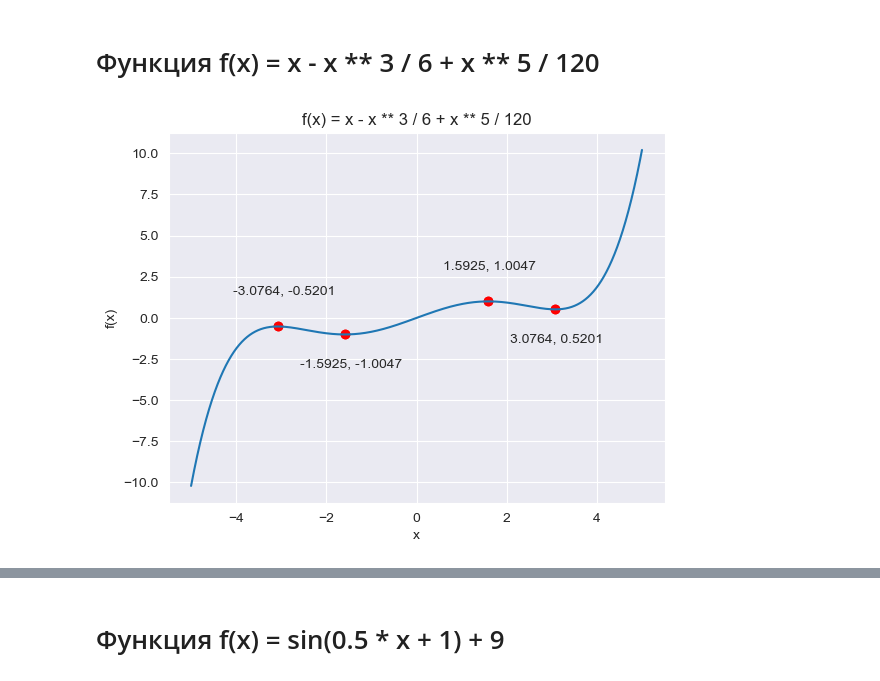
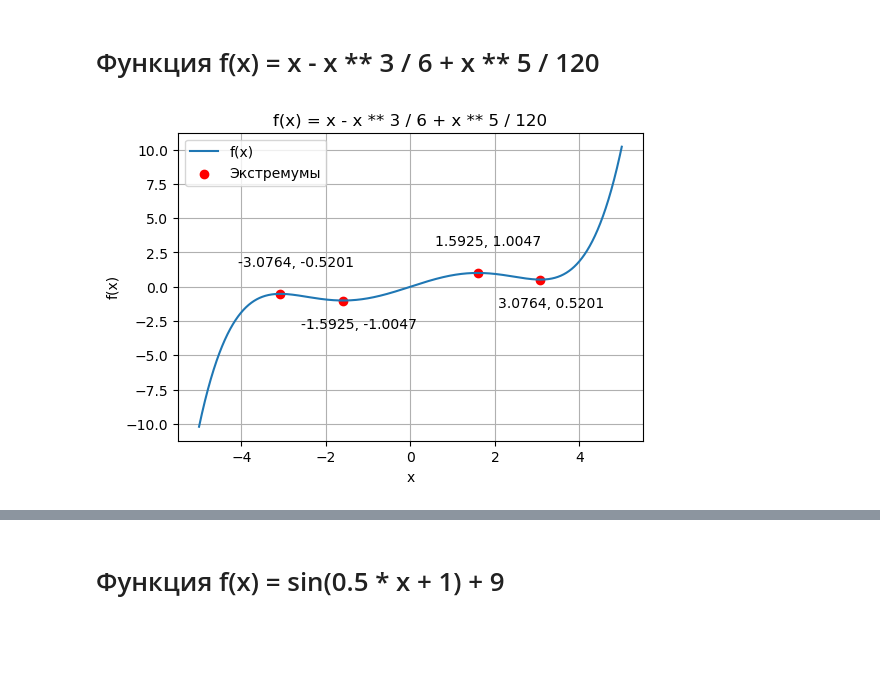
Before and after one commit to vorandpav/MathAnalLab, a Jupyter notebook: MathAnalLab.ipynb, the cells around one changed output, grey strips where cells are left out. Saved outputs shown, nothing was run; the diff lists cells and outputs as text; code cells hidden in the pictures; blank space fills up the shorter version.

```diff
--- a/MathAnalLab.ipynb
+++ b/MathAnalLab.ipynb
@@ -100,26 +115,28 @@ def Function_analysis(f, a, b, eps):
 # %%
 f = lambda x: x - x ** 3 / 6 + x ** 5 / 120
 x = np.linspace(-5, 5, 5000)
 y = f(x)
 
 x1 = -np.sqrt(6 + 2 * np.sqrt(3))  #-3.076378002641703
 x2 = -np.sqrt(6 - 2 * np.sqrt(3))  #-1.5924504340362515
 x3 = np.sqrt(6 - 2 * np.sqrt(3))  #1.5924504340362515
 x4 = np.sqrt(6 + 2 * np.sqrt(3))  #3.076378002641703
-plt.scatter([x1, x2, x3, x4], [f(x1), f(x2), f(x3), f(x4)], c='r')
 
-plt.plot(x, y)
+plt.figure(figsize=(6, 4))
+plt.plot(x, y, label='f(x)')
+plt.scatter([x1, x2, x3, x4], [f(x1), f(x2), f(x3), f(x4)], c='r', label='Экстремумы')
 plt.xlabel('x')
 plt.ylabel('f(x)')
 plt.title("f(x) = x - x ** 3 / 6 + x ** 5 / 120")
-plt.scatter((x1, x2, x3, x4), (f(x1), f(x2), f(x3), f(x4)), c='r')
 plt.text(x1 - 1, f(x1) + 2, f'{round(x1, 4)}, {round(f(x1), 4)}')
 plt.text(x2 - 1, f(x2) - 2, f'{round(x2, 4)}, {round(f(x2), 4)}')
 plt.text(x3 - 1, f(x3) + 2, f'{round(x3, 4)}, {round(f(x3), 4)}')
 plt.text(x4 - 1, f(x4) - 2, f'{round(x4, 4)}, {round(f(x4), 4)}')
+plt.legend()
+plt.grid(True)
 plt.show()
 # %% [output]
-[figure, old version]
+[figure, new version]
 # %%
 Function_analysis(f=lambda x: x - x ** 3 / 6 + x ** 5 / 120,
                   a=-3,
```
Also changed, not shown: parts of 15 cells of this notebook.
